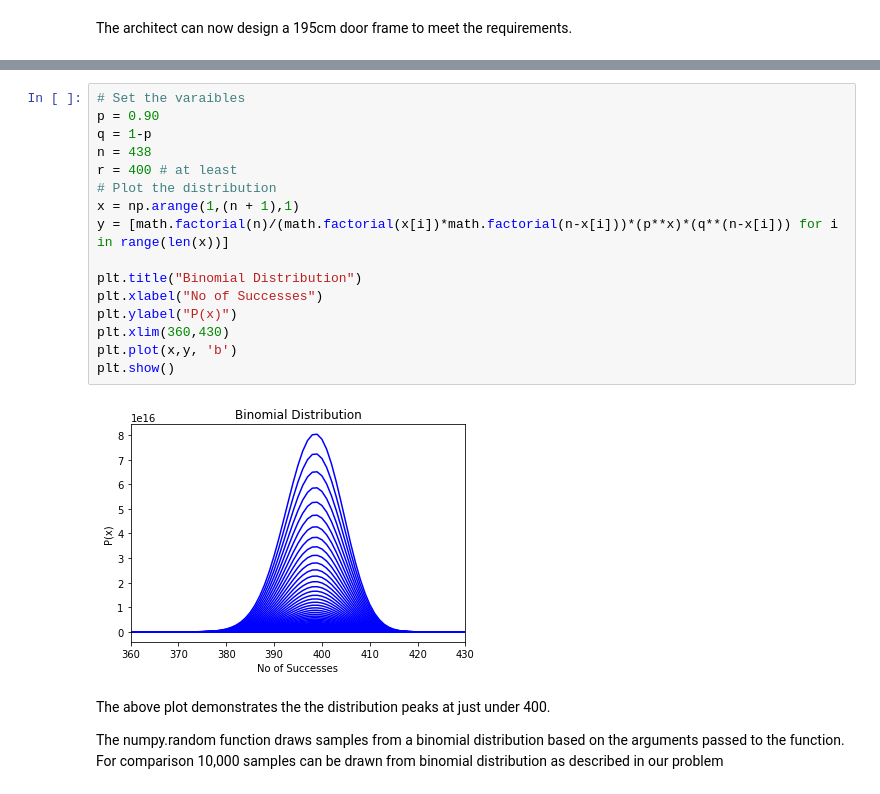
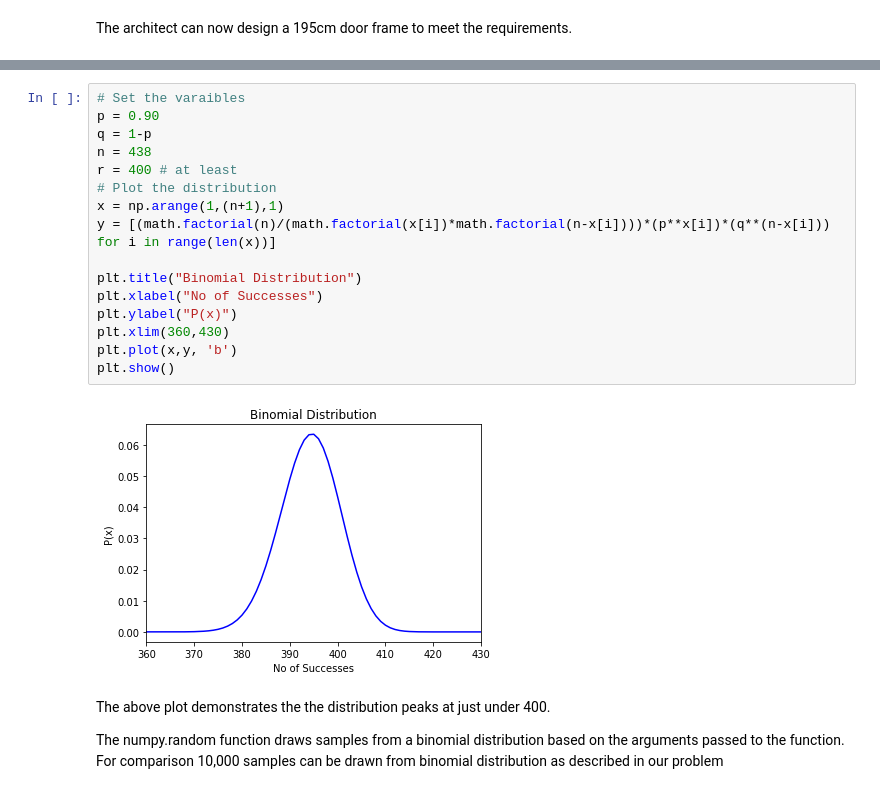
Before and after one commit to shkyler/gmit-pfda-exercises, a Jupyter notebook: numpyrandom.ipynb, the cells around one changed output, grey strips where cells are left out. Cells and saved outputs as stored; diff of their text form.

```diff
--- a/numpyrandom.ipynb
+++ b/numpyrandom.ipynb
@@ -554,21 +554,21 @@ The distribution is used widely in forecasting and prediction. Take the followin
 # %%
 # Set the varaibles
 p = 0.90
 q = 1-p
 n = 438
 r = 400 # at least
 # Plot the distribution
-x = np.arange(1,(n + 1),1)
-y = [math.factorial(n)/(math.factorial(x[i])*math.factorial(n-x[i]))*(p**x)*(q**(n-x[i])) for i in range(len(x))]
+x = np.arange(1,(n+1),1)
+y = [(math.factorial(n)/(math.factorial(x[i])*math.factorial(n-x[i])))*(p**x[i])*(q**(n-x[i])) for i in range(len(x))]
 
 plt.title("Binomial Distribution")
 plt.xlabel("No of Successes")
 plt.ylabel("P(x)")
 plt.xlim(360,430)
 plt.plot(x,y, 'b')
 plt.show()
 # %% [output]
-[figure, old version]
+[figure, new version]
 # %% [markdown]
 The above plot demonstrates the the distribution peaks at just under 400.
 
```
Also changed, not shown: parts of 3 cells of this notebook.
